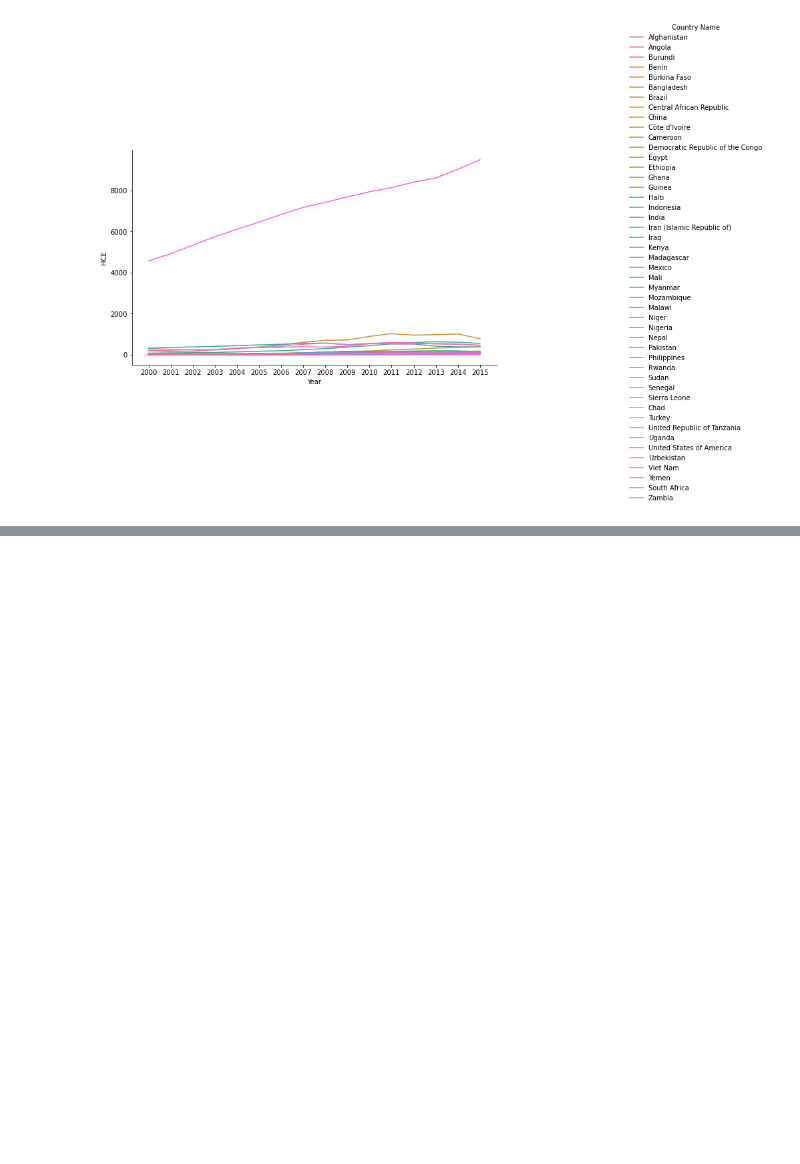
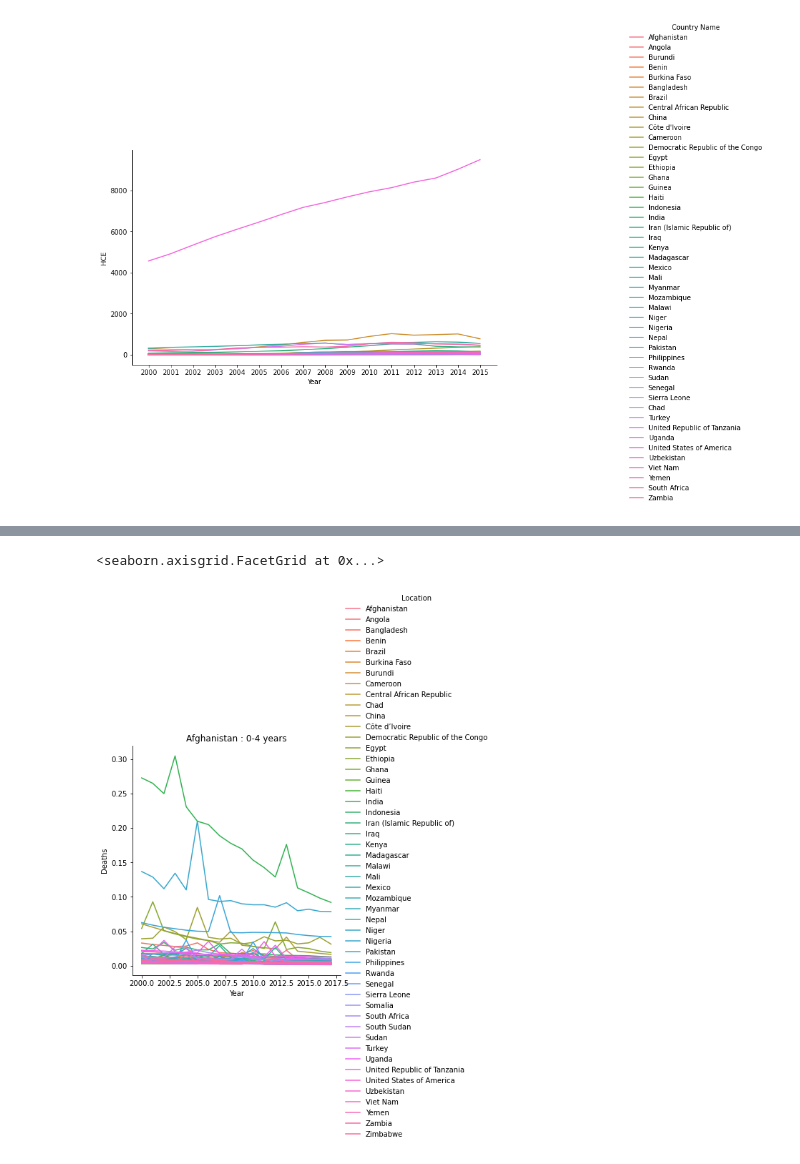
Before and after one commit to ITWSXInformatics/ChildMortalityInformationSystem, a Jupyter notebook: dataset_analysis/healthcare_expenditure/HealthCareExpend_Analysis.ipynb, the cells around one changed output, grey strips where cells are left out. Drawn from its saved outputs; the diff is of its cells as text; code cells hidden in the pictures; blank space fills up the shorter version.

```diff
--- a/dataset_analysis/healthcare_expenditure/HealthCareExpend_Analysis.ipynb
+++ b/dataset_analysis/healthcare_expenditure/HealthCareExpend_Analysis.ipynb
@@ -115,0 +189,13 @@ plt.show()
+# %%
+dataset_final.isna().sum()
+dataset_final = dataset_final[(dataset_final.SpaceTime != "WBDCP_SSA")]
+
+category_1 = dataset_final[dataset_final.AgeGroup == "0-27 days"].index.tolist()
+category_2 = dataset_final[dataset_final.AgeGroup == "1-59 months"].index.tolist()
+category_3 = dataset_final[dataset_final.AgeGroup == "0-4 years"].index.tolist()
+
+dataset_final.loc[category_1, "Category"] = "1"
+dataset_final.loc[category_2, "Category"] = "2"
+dataset_final.loc[category_3, "Category"] = "3"
+
+print(dataset_final)
@@ -115,0 +271,3 @@ plt.show()
+# %%
+temp_df = new_df_1_4_years[['Location', 'Year', 'Category', 'Deaths']]
+temp_df.head()
@@ -115,0 +285,4 @@ plt.show()
+# %%
+cmi = temp_df[['Location', 'Year']]
+cmi = temp_df.groupby(['Location', 'Year']).sum()
+cmi.head()
@@ -115,0 +297,6 @@ plt.show()
+# %%
+sns.relplot(x = "Year", y = "Deaths", hue = "Location", kind = "line", data = cmi).set(title=new_df_1_4_years.iloc[0]["Location"]
+                                                                                        + ' : ' + new_df_1_4_years.iloc[0]["AgeGroup"])
+# %% [output]
+<seaborn.axisgrid.FacetGrid at 0x...>
+[figure, added]
```
Also changed, not shown: parts of 19 cells of this notebook, 3 other files.
